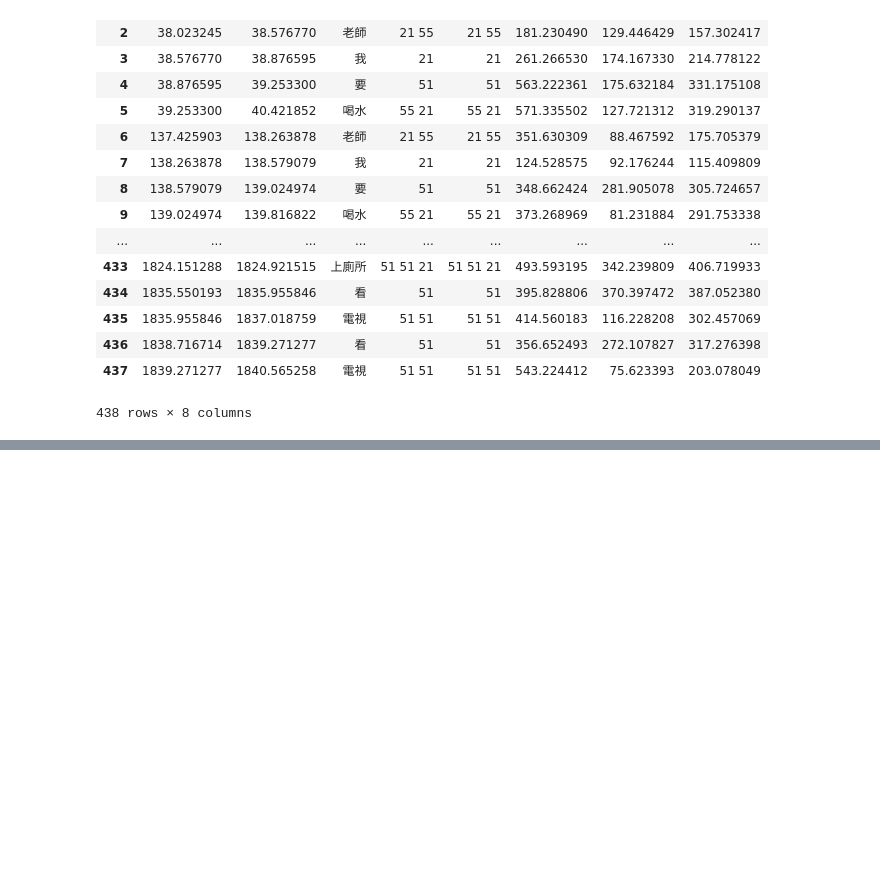
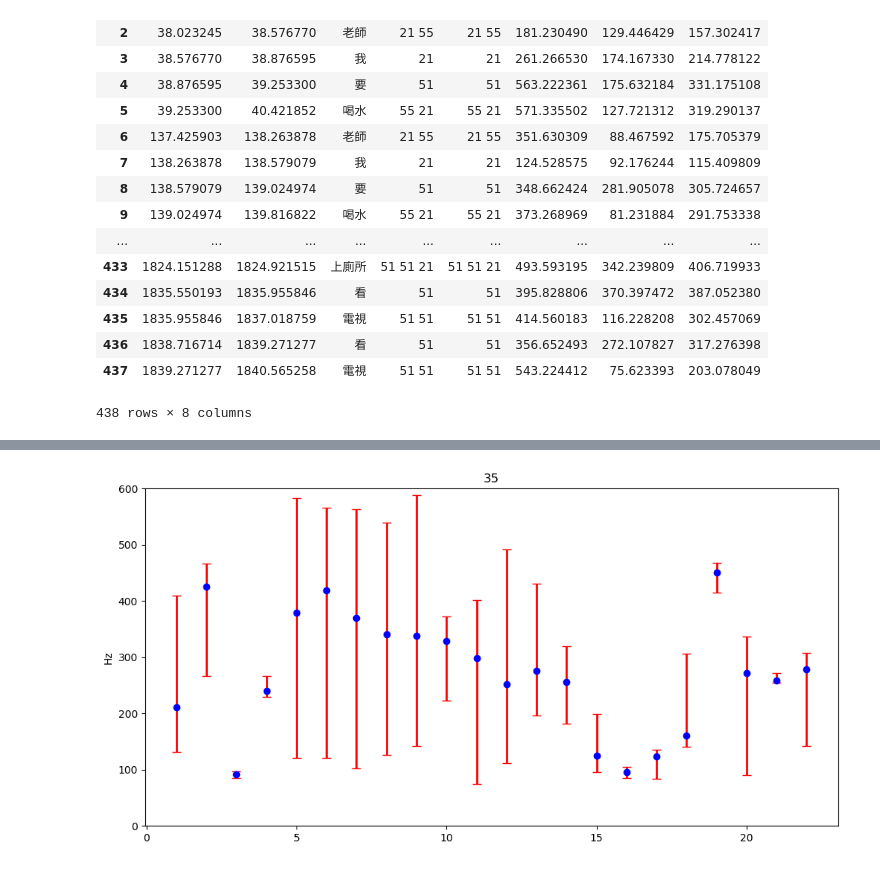
Before and after one commit to chainwu/thai-tone, a Jupyter notebook: thai-pitch.ipynb, the cells around one changed output, grey strips where cells are left out. Cells and saved outputs as stored; diff of their text form; code cells hidden in the pictures; blank space fills up the shorter version.

```diff
--- a/thai-pitch.ipynb
+++ b/thai-pitch.ipynb
@@ -250,0 +248,38 @@ plt.show()
+# %%
+y35=z35.loc[:,'pAvg'].values
+y35 = y35[np.logical_not(np.isnan(y35))]
+#print(y21)
+
+#print(y21.shape)
+x35=np.arange(1,y35.shape[0]+1,1)
+#print(x)
+y35min = z35.loc[:,'pAvg'].values - z35.loc[:,'pMin'].values
+y35min = y35min[np.logical_not(np.isnan(y35min))]
+y35max = z35.loc[:,'pMax'].values - z35.loc[:,'pAvg'].values
+y35max = y35max[np.logical_not(np.isnan(y35max))]
+
+#print(y21min, y21max)
+y35err=np.concatenate((y35min, y35max),axis=0)
+y35err= y35err.reshape(2,y35.shape[0])
+#print(type(yerr), yerr.shape)
+#print(yerr)
+# %%
+#!/usr/bin/env python
+import numpy as np
+import matplotlib.pyplot as plt
+
+# First illustrate basic pyplot interface, using defaults where possible.
+plt.figure(figsize=(12,6), dpi=100)
+plt.errorbar(x35, y35, y35err, fmt='o', ecolor='r',color='b', elinewidth=2,capsize=4)
+plt.title("35")
+plt.ylabel("Hz")
+axes = plt.gca()
+#axes.set_xlim([xmin,xmax])
+axes.set_ylim([0,600])
+
+#for i, txt in enumerate(t35):
+#    plt.annotate(txt, (x35[i], y35[i]))
+
+plt.show()
+# %% [output]
+[figure, added]
```
Also changed, not shown: parts of 13 cells of this notebook, 1 other file.
